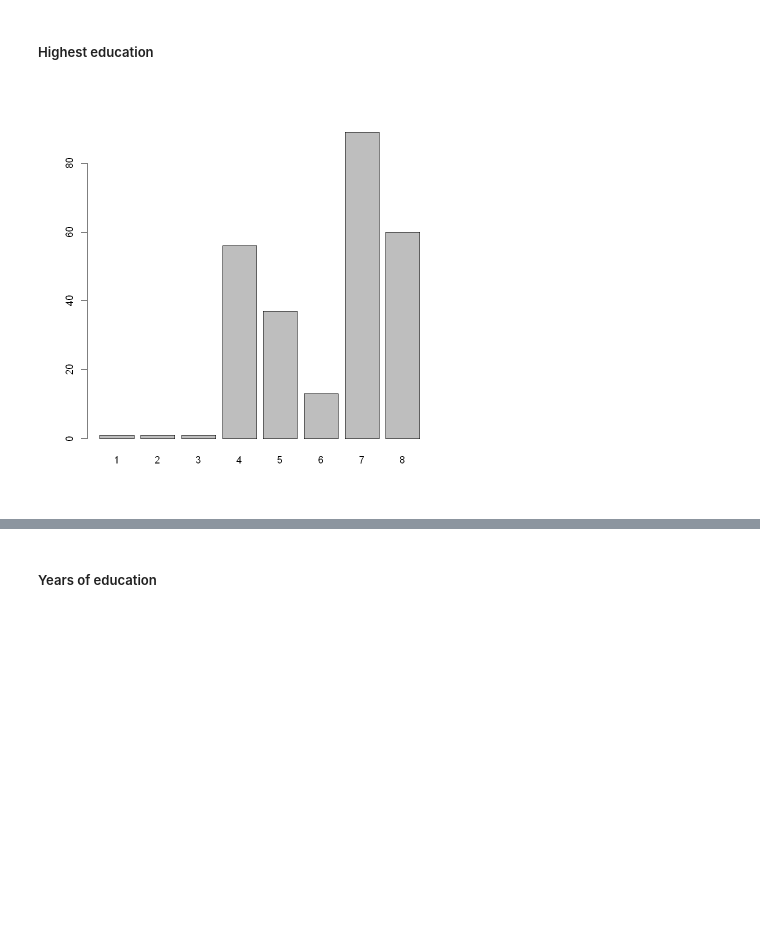
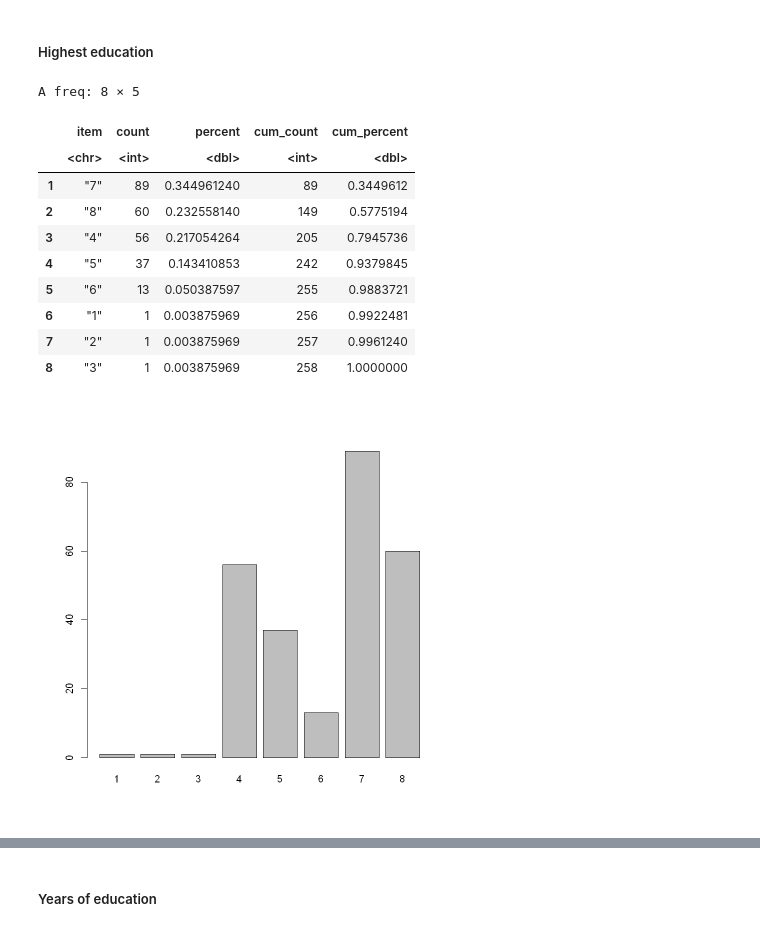
Before and after one commit to hannahmey/meyerhoff_DSP_S21, a Jupyter notebook: Final Project Hannah.ipynb, the cells around one changed output, grey strips where cells are left out. Saved outputs shown, nothing was run; the diff lists cells and outputs as text; code cells hidden in the pictures; blank space fills up the shorter version.

```diff
--- a/Final Project Hannah.ipynb
+++ b/Final Project Hannah.ipynb
@@ -334,5 +315,17 @@ The majority of the participant doesn't have children (58%). 33.7% have 1 child.
 ##### Highest education
 # %%
 plot(data$Ausbildungsabschluss)
+freq(data$Ausbildungsabschluss)
 # %% [output]
+A freq: 8 × 5
+|  | item | count | percent | cum_count | cum_percent |
+|  | <chr> | <int> | <dbl> | <int> | <dbl> |
+| 1 | "7" | 89 | 0.344961240 | 89 | 0.3449612 |
+| 2 | "8" | 60 | 0.232558140 | 149 | 0.5775194 |
+| 3 | "4" | 56 | 0.217054264 | 205 | 0.7945736 |
+| 4 | "5" | 37 | 0.143410853 | 242 | 0.9379845 |
+| 5 | "6" | 13 | 0.050387597 | 255 | 0.9883721 |
+| 6 | "1" | 1 | 0.003875969 | 256 | 0.9922481 |
+| 7 | "2" | 1 | 0.003875969 | 257 | 0.9961240 |
+| 8 | "3" | 1 | 0.003875969 | 258 | 1.0000000 |
 [figure]
```
Also changed, not shown: parts of 43 cells of this notebook.
